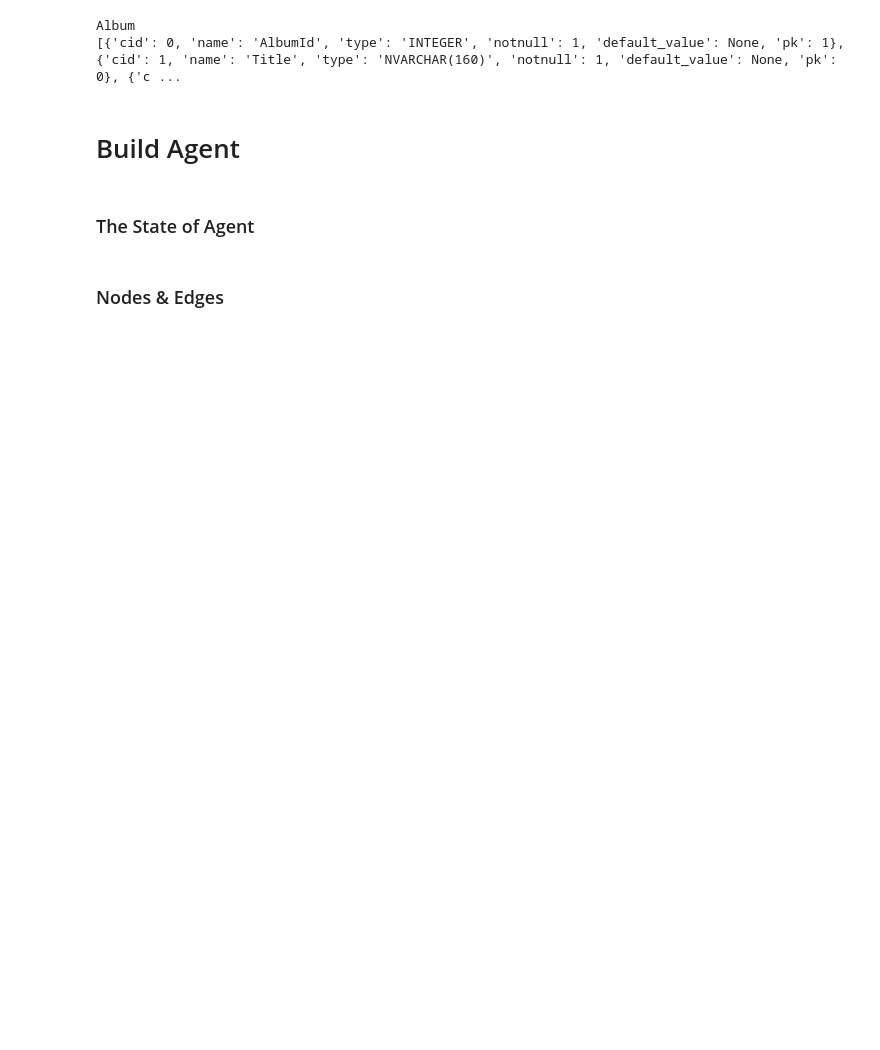
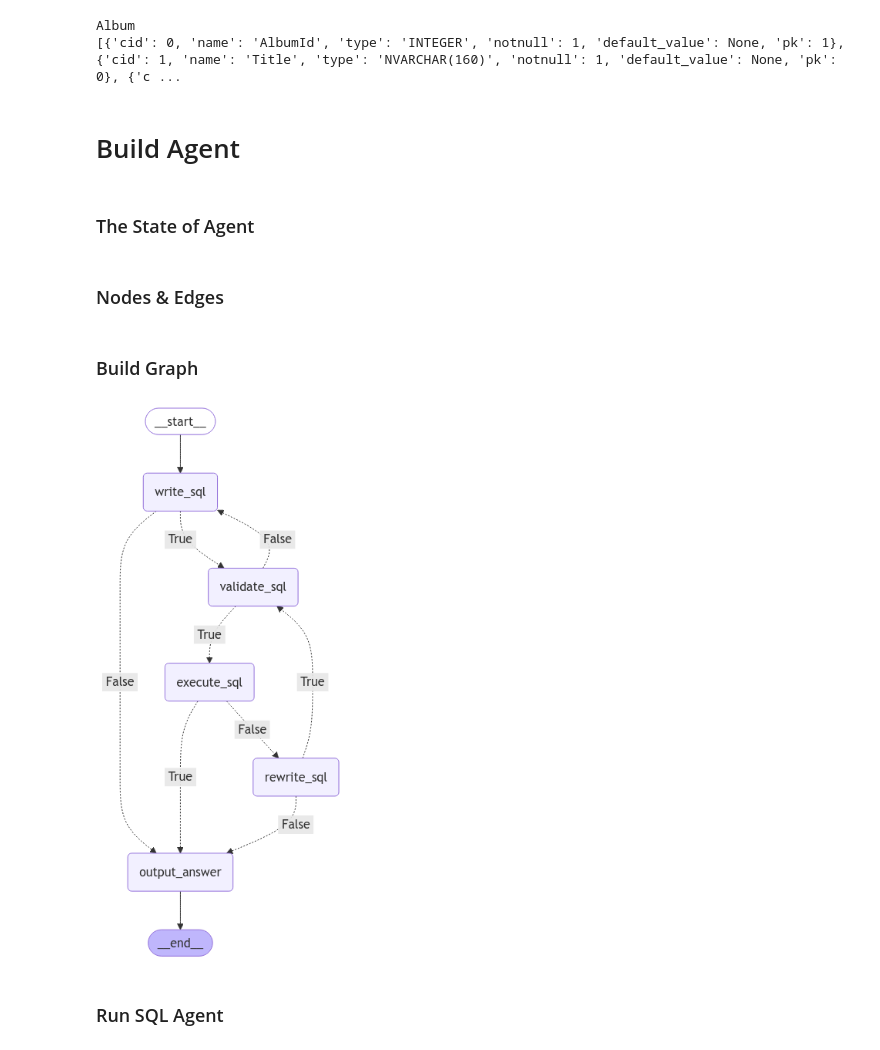
Before and after one commit to hanhanwu/Hanhan_LangGraph_Exercise, a Jupyter notebook: AI_for_BI/sql_agent_with_validation.ipynb, the cells around one changed output. Drawn from its saved outputs; the diff is of its cells as text; code cells hidden in the pictures; blank space fills up the shorter version.

Commit message:
sql agent with validation

```diff
--- a/AI_for_BI/sql_agent_with_validation.ipynb
+++ b/AI_for_BI/sql_agent_with_validation.ipynb
@@ -89,7 +89,7 @@ Album
 ### The State of Agent
 # %%
 from typing import List
-from typing import Annotated, Sequence
+from typing import Annotated, Sequence, Literal
 from typing_extensions import TypedDict
 
 from langchain_core.messages import BaseMessage
@@ -100,6 +100,7 @@ class AgentState(TypedDict):
     messages: Annotated[Sequence[BaseMessage], add_messages]
     success_execution: bool
     rewrite_ct: int
+    valid_sql: bool
 # %% [markdown]
 ### Nodes & Edges
 # %%
@@ -171,8 +172,8 @@ def validate_sql(state) -> Literal["write_sql", "execute_sql"]:
   user_question = msgs[0].content
 
   class grade(BaseModel):
-        """Binary score for SQL logic validation."""
-        binary_score: str = Field(description="Whether the SQL logic is valid 'yes' or 'no'")
+        """Binary score for SQL validation."""
+        binary_score: str = Field(description="SQL validation score 'yes' or 'no'")
 
   model = ChatOpenAI(temperature=0, api_key=OPENAI_API_KEY,
                        model=openai_model_str, streaming=True)
@@ -184,13 +185,17 @@ def validate_sql(state) -> Literal["write_sql", "execute_sql"]:
                   Given every table's schema in the database: {all_table_schemas} \n
                   and here's user's question: {user_question}. \n
                   Does generated SQL {generated_sql} answers user's question?
-                  If so, output 'YES', otherwise output 'NO' """,
+                  If so, output 'yes', otherwise output 'no' """,
       )
   ]
-  chain = prompt | llm_with_tool
-  validation_result = chain.invoke().binary_score
+  validation_result = llm_with_tool.invoke(prompt).binary_score
 
-
+  if validation_result == "yes":
+      return {"valid_sql": True}
+  elif validation_result == "no":
+      return {"valid_sql": False}
+  else:
+      raise ValueError(f"Invalid validation result: {validation_result}")
 
 
 def execute_sql(state):
@@ -250,3 +255,5 @@ def output_answer(state):
   final_output = msgs[-1].content
 
   return {"messages": [final_output]}
+# %% [markdown]
+### Build Graph
@@ -252,0 +299,12 @@ def output_answer(state):
+# %%
+from IPython.display import Image, display
+
+try:
+    display(Image(graph.get_graph(xray=True).draw_mermaid_png()))
+except Exception:
+    # This requires some extra dependencies and is optional
+    pass
+# %% [output]
+[figure, added]
+# %% [markdown]
+### Run SQL Agent
```
Also changed, not shown: parts of 7 cells of this notebook.
